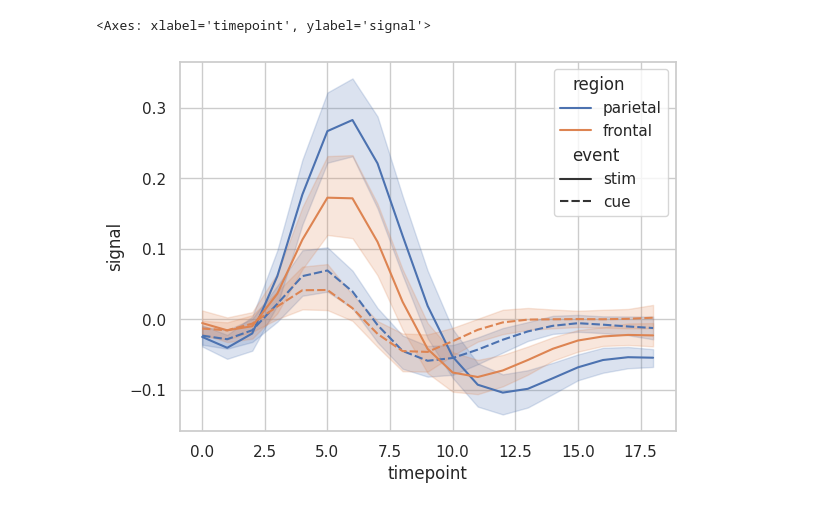
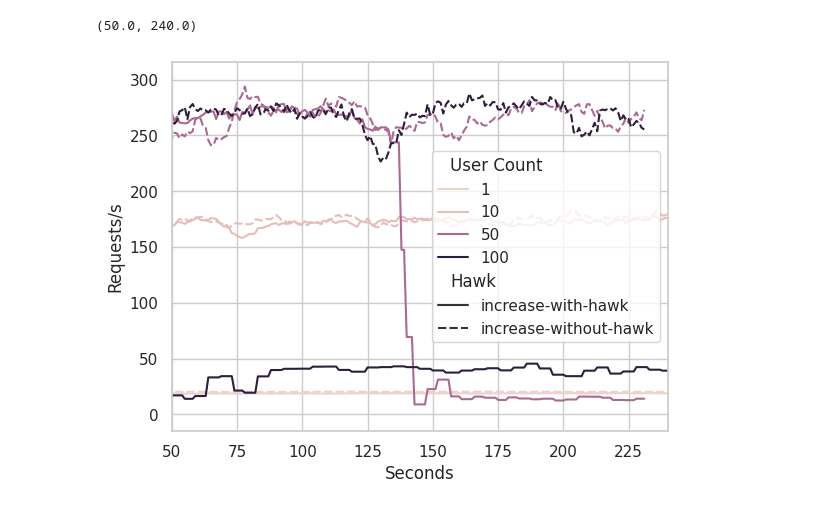
Before and after one commit to PrivacyEngineering/hawk-benchmark, a Jupyter notebook: locust-benchmark/visualization.ipynb, the cells around one changed output. Drawn from its saved outputs; the diff is of its cells as text; code cells hidden in the pictures.

Commit message:
added more visualizations of locust loadtests

```diff
--- a/locust-benchmark/visualization.ipynb
+++ b/locust-benchmark/visualization.ipynb
@@ -14,6 +15,15 @@ for file in files_with_hawk + files_without_hawk:
     df = pd.read_csv(file)
     df["Run"] = int(os.path.basename(file)[0])+1
     df["Hawk"] = os.path.basename(os.path.split(file)[-2])
-    df["Second"] = df["Timestamp"] - df["Timestamp"][0]
+    df["Seconds"] = df["Timestamp"] - df["Timestamp"][0]
 
     all_df = pd.concat([all_df,df])
+# %%
+sns.set_theme(style="whitegrid")
+sns.lineplot(x="Seconds",
+             y="Requests/s",
+             hue="Hawk",
+             #style="Run",
+             data=all_df)
+plt.xlim((50,600))
+plt.savefig(os.path.join(".","data","fig","throughput_100_user_10_min.pdf"))
@@ -19,0 +54,10 @@ for file in files_with_hawk + files_without_hawk:
+# %%
+increase_with_hawk = find_csv_filenames(os.path.join(".","data","increase-with-hawk"))
+all_df = pd.DataFrame()
+for file in increase_with_hawk:
+    df = pd.read_csv(file)
+    df["Run"] = int(os.path.basename(file)[0])+1
+    df["Hawk"] = os.path.basename(os.path.split(file)[-2])
+    df["Seconds"] = df["Timestamp"] - df["Timestamp"][0]
+
+    all_df = pd.concat([all_df,df])
@@ -20,9 +71,24 @@ for file in files_with_hawk + files_without_hawk:
+# %%
+increase_with_hawk = find_csv_filenames(os.path.join(".","data","increase-with-hawk"))
+increase_without_hawk = find_csv_filenames(os.path.join(".","data","increase-without-hawk"))
+all_df = pd.DataFrame()
+for file in increase_with_hawk + increase_without_hawk:
+    df = pd.read_csv(file)
+    df["Run"] = int(os.path.basename(file)[0])+1
+    df["Hawk"] = os.path.basename(os.path.split(file)[-2])#.split("-")[1::2]
+    df["Seconds"] = df["Timestamp"] - df["Timestamp"][0]
+
+    all_df = pd.concat([all_df,df])
 # %%
-
+all_df = all_df[all_df["User Count"]>=1]
+sns.set_palette("YlGnBu")
 sns.set_theme(style="whitegrid")
-sns.lineplot(x="Second", y="Requests/s",
-             hue="region", style="event",
-             data=fmri)
+sns.lineplot(x="Seconds",
+             y="Requests/s",
+             hue="User Count",
+             style="Hawk",
+             data=all_df)
+plt.xlim((50,240))
 # %% [output]
-<Axes: xlabel='timepoint', ylabel='signal'>
+(50.0, 240.0)
-[figure, old version]
+[figure, new version]
```
Also changed, not shown: parts of 7 cells of this notebook, 12 other files.
